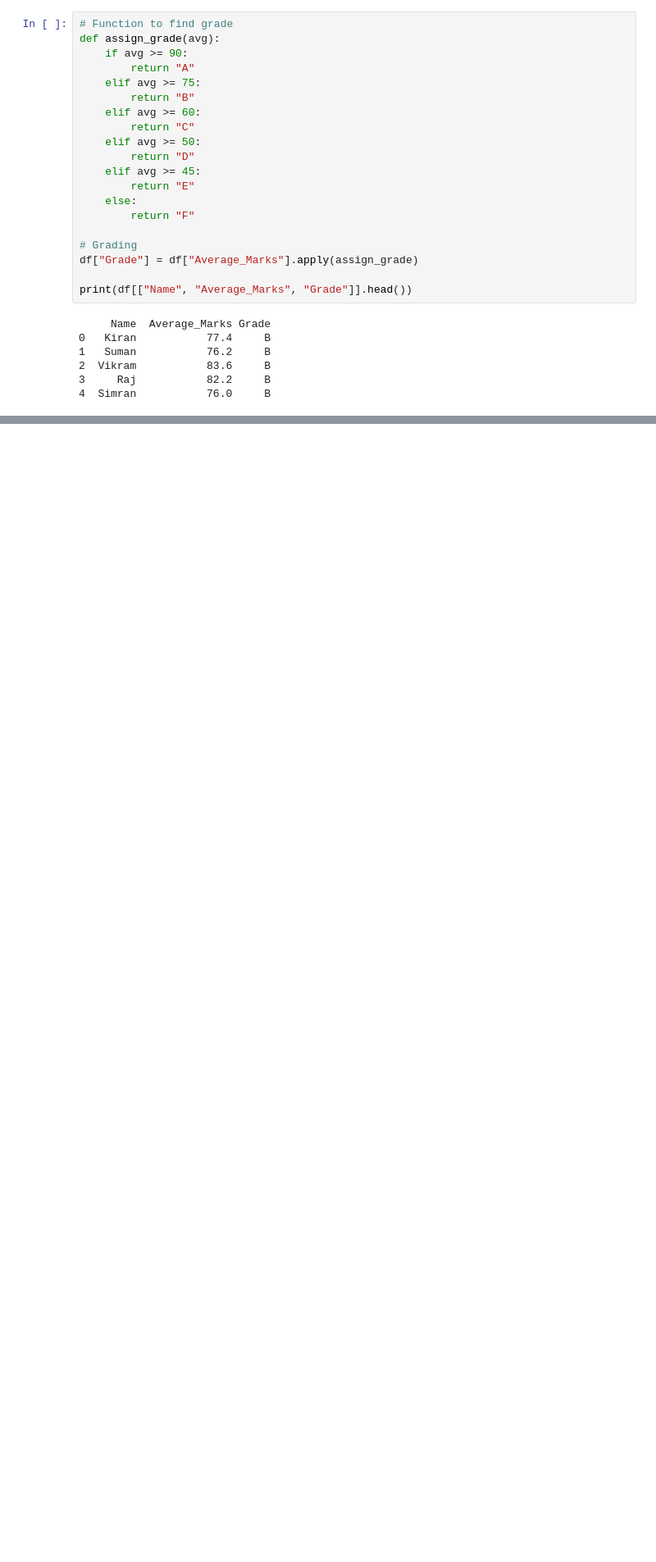
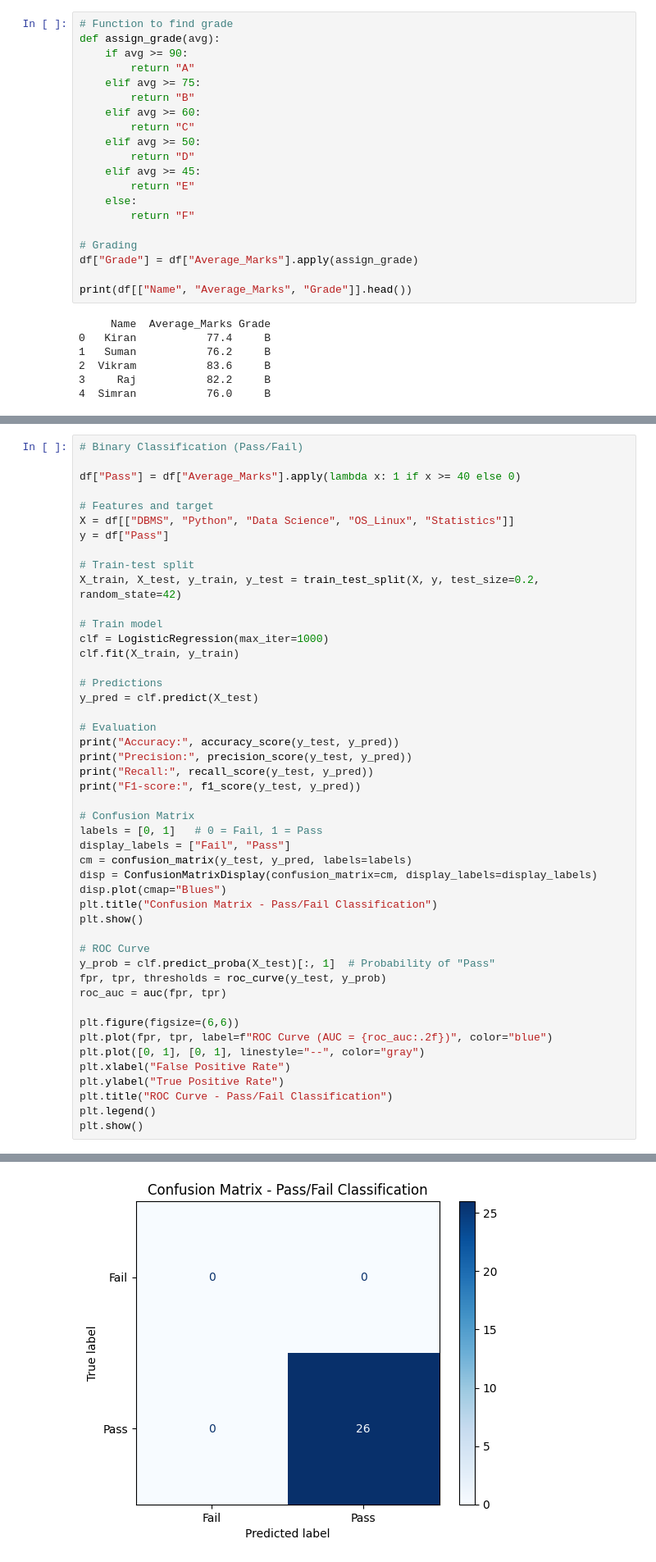
Before and after one commit to Asta-DL/student-performance, a Jupyter notebook: data_sci.ipynb, the cells around one changed output, grey strips where cells are left out. Shown at 82% size. Cells and saved outputs as stored; diff of their text form; blank space fills up the shorter version.

Commit message:
feat: evaluation matrices & visualizations

```diff
--- a/data_sci.ipynb
+++ b/data_sci.ipynb
@@ -133,3 +137,51 @@ plt.annotate(
 plt.show()
 # %% [output]
 [figure]
+# %%
+# Binary Classification (Pass/Fail)
+
+df["Pass"] = df["Average_Marks"].apply(lambda x: 1 if x >= 40 else 0)
+
+# Features and target
+X = df[["DBMS", "Python", "Data Science", "OS_Linux", "Statistics"]]
+y = df["Pass"]
+
+# Train-test split
+X_train, X_test, y_train, y_test = train_test_split(X, y, test_size=0.2, random_state=42)
+
+# Train model
+clf = LogisticRegression(max_iter=1000)
+clf.fit(X_train, y_train)
+
+# Predictions
+y_pred = clf.predict(X_test)
+
+# Evaluation
+print("Accuracy:", accuracy_score(y_test, y_pred))
+print("Precision:", precision_score(y_test, y_pred))
+print("Recall:", recall_score(y_test, y_pred))
+print("F1-score:", f1_score(y_test, y_pred))
+
+# Confusion Matrix
+labels = [0, 1]   # 0 = Fail, 1 = Pass
+display_labels = ["Fail", "Pass"]
+cm = confusion_matrix(y_test, y_pred, labels=labels)
+disp = ConfusionMatrixDisplay(confusion_matrix=cm, display_labels=display_labels)
+disp.plot(cmap="Blues")
+plt.title("Confusion Matrix - Pass/Fail Classification")
+plt.show()
+
+# ROC Curve
+y_prob = clf.predict_proba(X_test)[:, 1]  # Probability of "Pass"
+fpr, tpr, thresholds = roc_curve(y_test, y_prob)
+roc_auc = auc(fpr, tpr)
+
+plt.figure(figsize=(6,6))
+plt.plot(fpr, tpr, label=f"ROC Curve (AUC = {roc_auc:.2f})", color="blue")
+plt.plot([0, 1], [0, 1], linestyle="--", color="gray")
+plt.xlabel("False Positive Rate")
+plt.ylabel("True Positive Rate")
+plt.title("ROC Curve - Pass/Fail Classification")
+plt.legend()
+plt.show()
+# %% [output]
@@ -135,0 +192 @@ plt.show()
+[figure, added]
```
Also changed, not shown: parts of 5 cells of this notebook.
